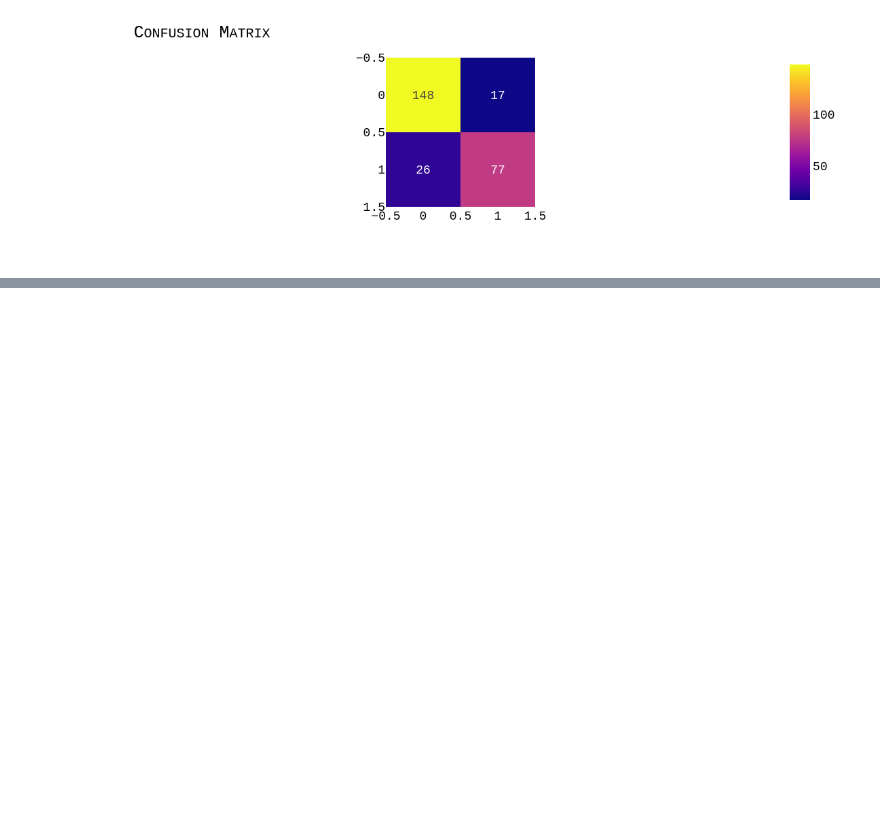
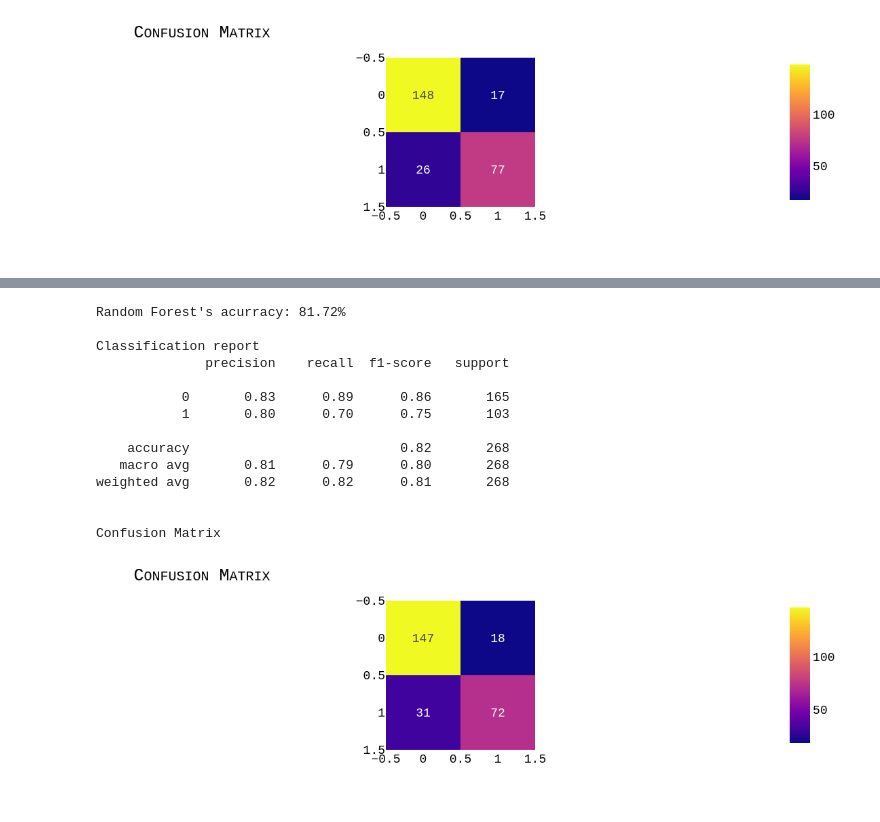
Before and after one commit to auserafim/ai-notebooks, a Jupyter notebook: titanic/titanic.ipynb, the cells around one changed output, grey strips where cells are left out. Drawn from its saved outputs; the diff is of its cells as text; code cells hidden in the pictures; blank space fills up the shorter version.

Commit message:
tested non-scaled data vs scaled in random forest

```diff
--- a/titanic/titanic.ipynb
+++ b/titanic/titanic.ipynb
@@ -406,11 +385,11 @@ rforest = RandomForestClassifier()
 """
     Training the model
 """
-rforest.fit(X_train, Y_train)
+rforest.fit(X_train_scaled, Y_train)
 """
     Predictions
 """
-predictions = rforest.predict(X_test)
+predictions = rforest.predict(X_test_scaled)
 # %%
 accuracy_rforest = accuracy_score(Y_test, predictions)
 print(f"Random Forest's acurracy: {accuracy_rforest*100:.2f}%")
@@ -480,3 +459,18 @@ weighted avg       0.84      0.84      0.84       268
 
 Confusion Matrix
 [figure]
+# %%
+"""
+    Loading the model
+"""
+reg = LogisticRegression(max_iter=1000)
+"""
+    Training the model
+"""
+reg.fit(X_train_scaled, Y_train)
+"""
+    Predictions
+"""
+reg.score(X_test_scaled, Y_test)
+
+predictions = reg.predict(X_test_scaled)
@@ -482,0 +503,41 @@ Confusion Matrix
+# %%
+"""
+    Loading non-scaled model - the acurracy decreases
+"""
+rforest = RandomForestClassifier()
+"""
+    Training the model
+"""
+rforest.fit(X_train, Y_train)
+"""
+    Predictions
+"""
+predictions = rforest.predict(X_test)
+# %%
+accuracy_rforest = accuracy_score(Y_test, predictions)
+print(f"Random Forest's acurracy: {accuracy_rforest*100:.2f}%")
+
+print("\nClassification report")
+print(classification_report(Y_test, predictions))
+
+
+
+print("\nConfusion Matrix")
+cm = confusion_matrix(Y_test, predictions)
+fig = px.imshow(cm, text_auto=True).update_layout(title={"text": "Confusion Matrix"}, font=my_font).show()
+# %% [output]
+Random Forest's acurracy: 81.72%
+
+Classification report
+              precision    recall  f1-score   support
+
+           0       0.83      0.89      0.86       165
+           1       0.80      0.70      0.75       103
+
+    accuracy                           0.82       268
+   macro avg       0.81      0.79      0.80       268
+weighted avg       0.82      0.82      0.81       268
+
+
+Confusion Matrix
+[figure, added]
```
Also changed, not shown: parts of 15 cells of this notebook.
